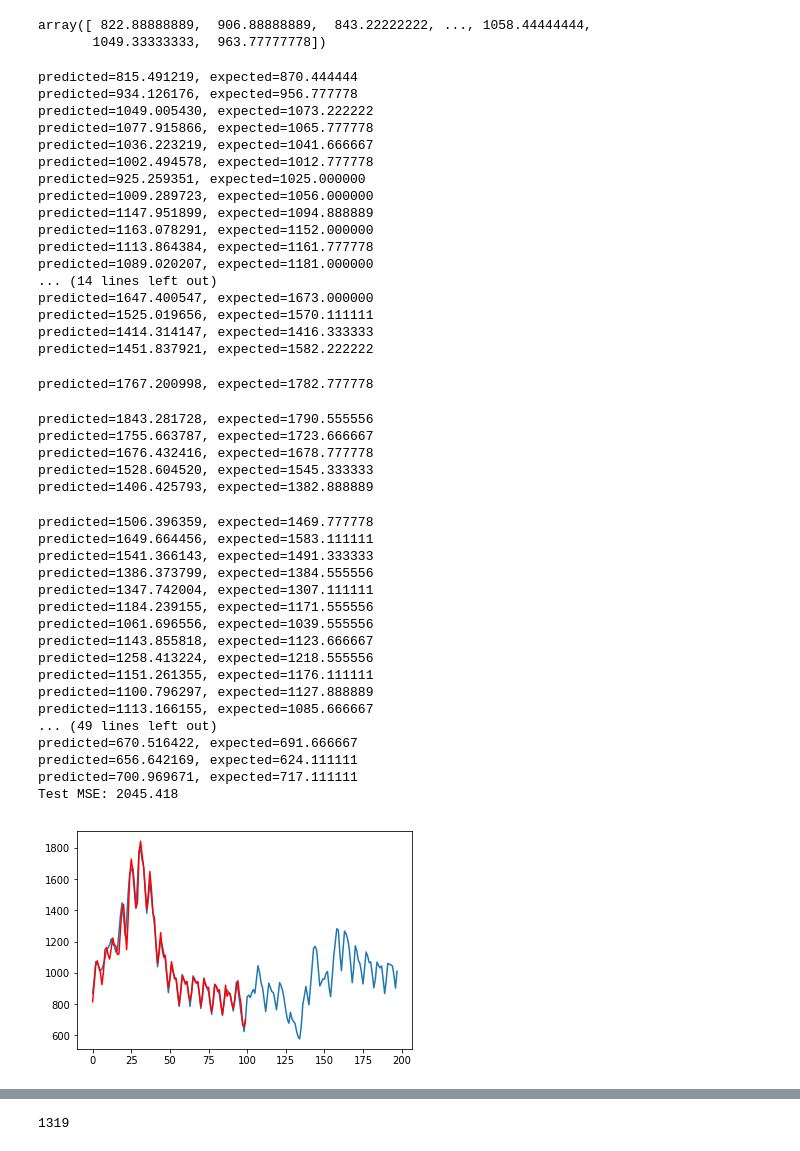
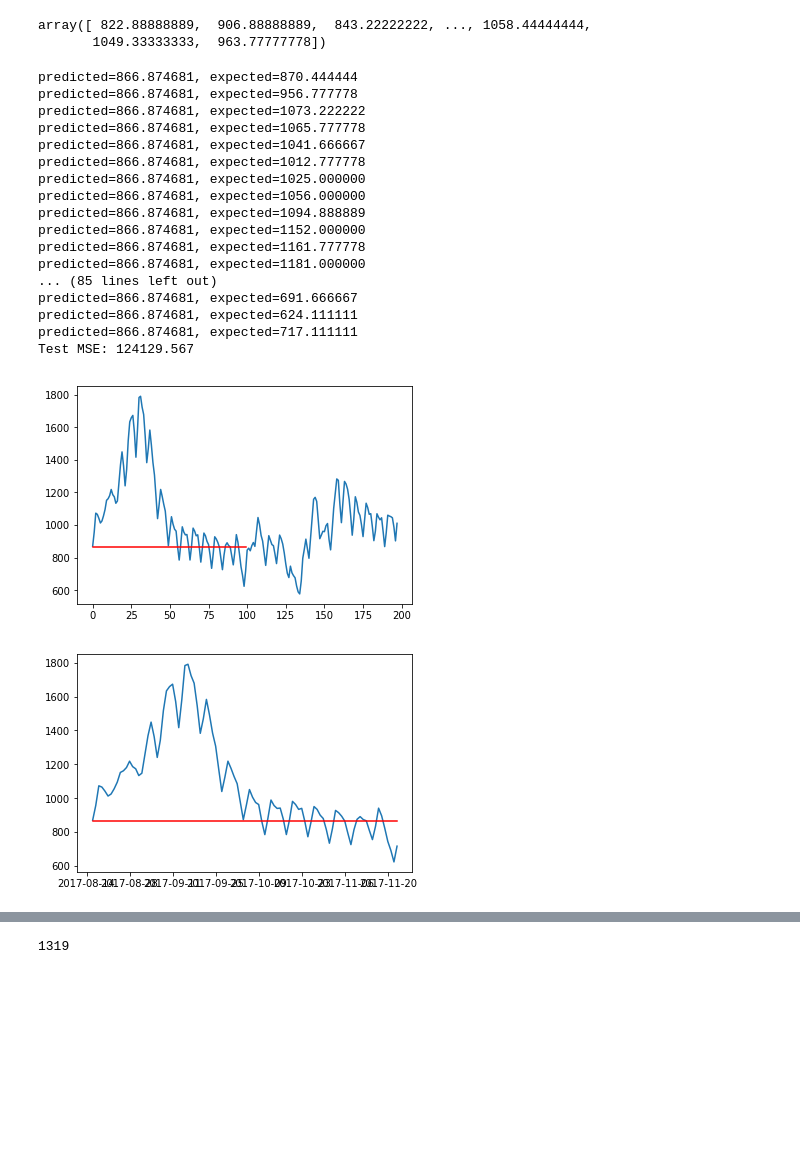
Before and after one commit to SohamMody/ADS_final, a Jupyter notebook: Cleaning_update.ipynb, the cells around one changed output, grey strips where cells are left out. Cells and saved outputs as stored; diff of their text form; code cells hidden in the pictures; blank space fills up the shorter version.

```diff
--- a/Cleaning_update.ipynb
+++ b/Cleaning_update.ipynb
@@ -755,60 +755,43 @@ array([ 822.88888889,  906.88888889,  843.22222222, ..., 1058.44444444,
 # %%
 history = [x for x in train[:500]]
 predictions = list()
 for t in range(len(test[:100])):
-    model = ARIMA(history, order=(10,0,0))
+    model = ARIMA(history, order=(3,0,0))
     model_fit = model.fit(disp=0)
     output = model_fit.forecast()
     yhat = output[0]
     predictions.append(yhat)
     obs = test[t]
-    history.append(obs)
+#     history.append(obs)
     print('predicted=%f, expected=%f' % (yhat, obs))
 error = mean_squared_error(test[:100], predictions)
 print('Test MSE: %.3f' % error)
 # plot
 pyplot.plot(test)
 pyplot.plot(predictions, color='red')
 pyplot.show()
 # %% [output]
-predicted=815.491219, expected=870.444444
-predicted=934.126176, expected=956.777778
-predicted=1049.005430, expected=1073.222222
-predicted=1077.915866, expected=1065.777778
-predicted=1036.223219, expected=1041.666667
-predicted=1002.494578, expected=1012.777778
-predicted=925.259351, expected=1025.000000
-predicted=1009.289723, expected=1056.000000
-predicted=1147.951899, expected=1094.888889
-predicted=1163.078291, expected=1152.000000
-predicted=1113.864384, expected=1161.777778
-predicted=1089.020207, expected=1181.000000
-... (14 lines left out)
-predicted=1647.400547, expected=1673.000000
-predicted=1525.019656, expected=1570.111111
-predicted=1414.314147, expected=1416.333333
-predicted=1451.837921, expected=1582.222222
+predicted=866.874681, expected=870.444444
+predicted=866.874681, expected=956.777778
+predicted=866.874681, expected=1073.222222
+predicted=866.874681, expected=1065.777778
+predicted=866.874681, expected=1041.666667
+predicted=866.874681, expected=1012.777778
+predicted=866.874681, expected=1025.000000
+predicted=866.874681, expected=1056.000000
+predicted=866.874681, expected=1094.888889
+predicted=866.874681, expected=1152.000000
+predicted=866.874681, expected=1161.777778
+predicted=866.874681, expected=1181.000000
+... (85 lines left out)
+predicted=866.874681, expected=691.666667
+predicted=866.874681, expected=624.111111
+predicted=866.874681, expected=717.111111
+Test MSE: 124129.567
-predicted=1767.200998, expected=1782.777778
-predicted=1843.281728, expected=1790.555556
-predicted=1755.663787, expected=1723.666667
-predicted=1676.432416, expected=1678.777778
-predicted=1528.604520, expected=1545.333333
-predicted=1406.425793, expected=1382.888889
-predicted=1506.396359, expected=1469.777778
-predicted=1649.664456, expected=1583.111111
-predicted=1541.366143, expected=1491.333333
-predicted=1386.373799, expected=1384.555556
-predicted=1347.742004, expected=1307.111111
-predicted=1184.239155, expected=1171.555556
-predicted=1061.696556, expected=1039.555556
-predicted=1143.855818, expected=1123.666667
-predicted=1258.413224, expected=1218.555556
-predicted=1151.261355, expected=1176.111111
-predicted=1100.796297, expected=1127.888889
-predicted=1113.166155, expected=1085.666667
-... (49 lines left out)
-predicted=670.516422, expected=691.666667
-predicted=656.642169, expected=624.111111
-predicted=700.969671, expected=717.111111
-Test MSE: 2045.418
-[figure, old version]
+[figure, new version]
+# %%
+pyplot.plot(test_dates[:100],test[:100])
+pyplot.plot(test_dates[:100],predictions, color='red')
+pyplot.show()
+# %% [output]
+[figure, added]
```
Also changed, not shown: parts of 13 cells of this notebook.
